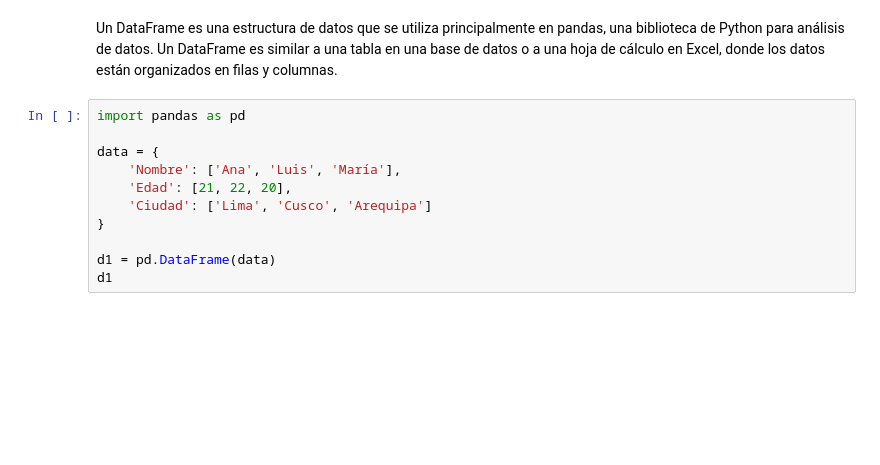
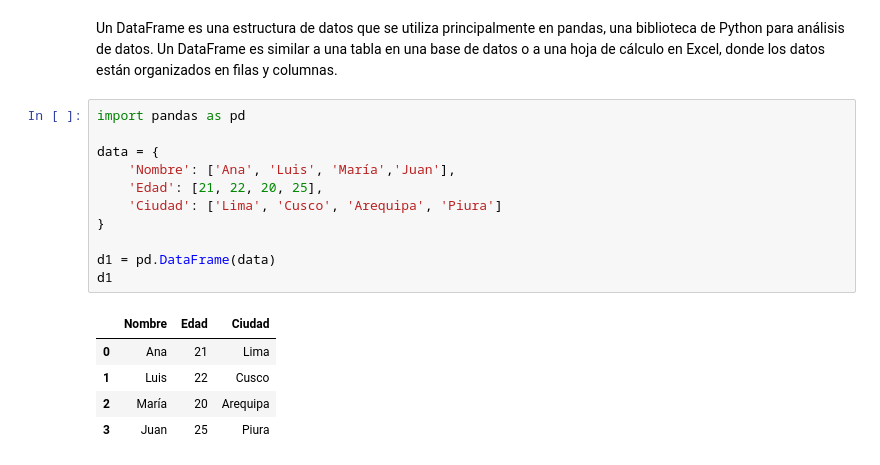
Before and after one commit to jeguns/Manipulacion-de-datos-con-R-y-Python, a Jupyter notebook: Python/7 - Tipos y colecciones de datos/U7_Tipos_y_estructuras_de_datos_en_Python - CLASE.ipynb, the cells around one changed output. Cells and saved outputs as stored; diff of their text form; blank space fills up the shorter version.

```diff
--- a/Python/7 - Tipos y colecciones de datos/U7_Tipos_y_estructuras_de_datos_en_Python - CLASE.ipynb
+++ b/Python/7 - Tipos y colecciones de datos/U7_Tipos_y_estructuras_de_datos_en_Python - CLASE.ipynb
@@ -542,11 +774,17 @@ Un DataFrame es una estructura de datos que se utiliza principalmente en pandas,
 # %%
 import pandas as pd
 
 data = {
-    'Nombre': ['Ana', 'Luis', 'María'],
-    'Edad': [21, 22, 20],
-    'Ciudad': ['Lima', 'Cusco', 'Arequipa']
+    'Nombre': ['Ana', 'Luis', 'María','Juan'],
+    'Edad': [21, 22, 20, 25],
+    'Ciudad': ['Lima', 'Cusco', 'Arequipa', 'Piura']
 }
 
 d1 = pd.DataFrame(data)
 d1
+# %% [output]
+|  | Nombre | Edad | Ciudad |
+| 0 | Ana | 21 | Lima |
+| 1 | Luis | 22 | Cusco |
+| 2 | María | 20 | Arequipa |
+| 3 | Juan | 25 | Piura |
```
Also changed, not shown: parts of 88 cells of this notebook.
